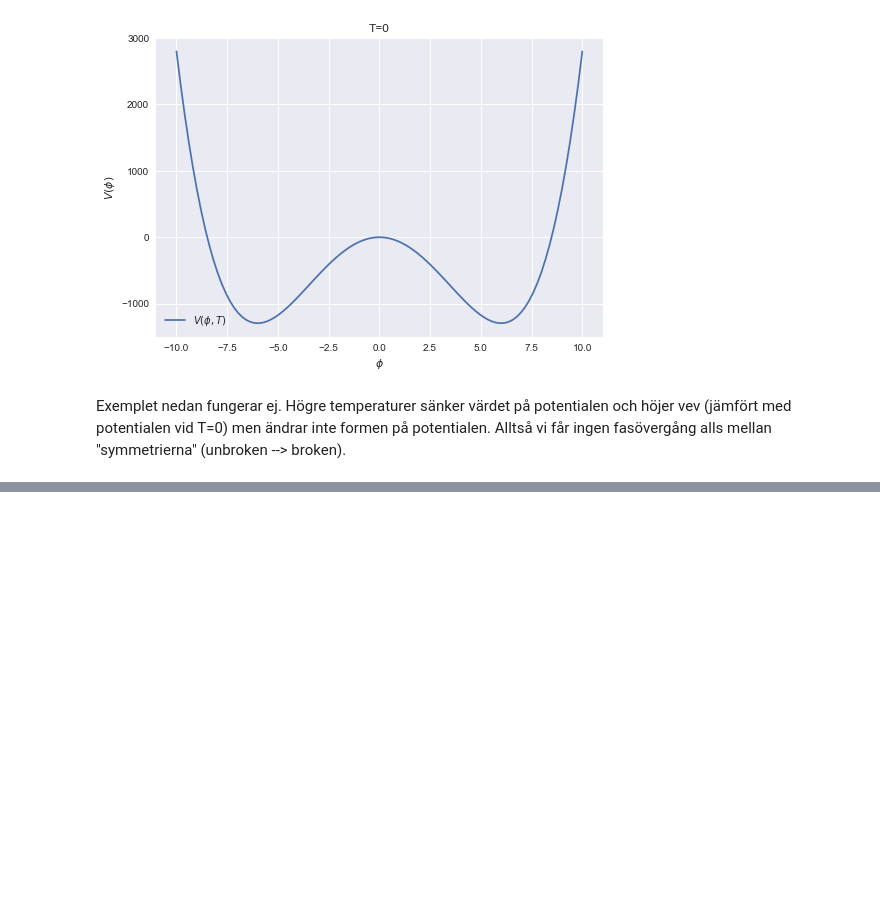
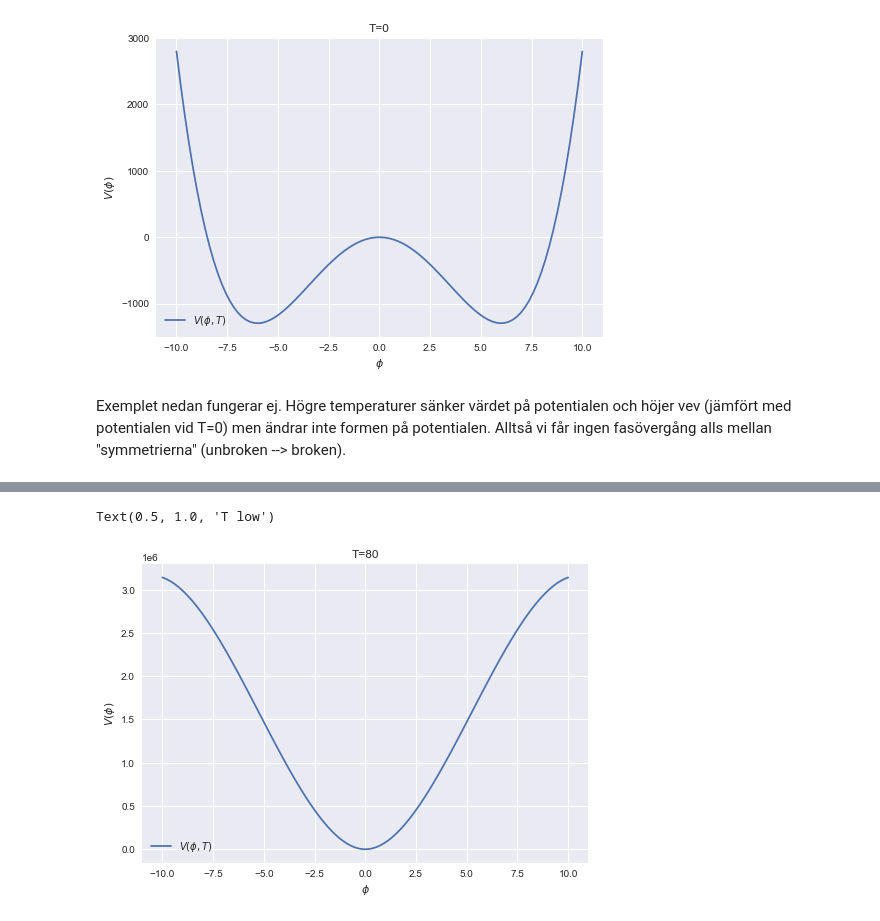
Before and after one commit to magdavdv/project, a Jupyter notebook: finiteT.ipynb, the cells around one changed output, grey strips where cells are left out. Drawn from its saved outputs; the diff is of its cells as text; code cells hidden in the pictures; blank space fills up the shorter version.

```diff
--- a/finiteT.ipynb
+++ b/finiteT.ipynb
@@ -438,7 +437,14 @@ def V1Tapprox(mB, mF, nB, nF, T):
     @return tempPotential: The approximated finite-temperature one-loop effective potential
     """
 
-    summation = np.zeros(nB.shape[0])
+    # Create an array in which we sum up all the thermal contributions
+    # If we only have one boson
+    if mB.ndim == 1:
+        summation = np.zeros(len(mB))
+
+    # If we have more
+    else:
+        summation = np.zeros(mB.shape[1])
 
     # First calculate the JB for every boson
     JB = JBhighTapprox(mB, T)
@@ -446,9 +452,10 @@ def V1Tapprox(mB, mF, nB, nF, T):
     # First transpose s.t right dof in nB matches the boson in mB, the second transpose to get it on right form again
     summation += (nB*JB.T).T
 
-    # Then the same for the fermions
-    JF = JFhighTapprox(mF, T)
-    summation += (nB*JF.T).T
+    if mF != 0:
+        # Then the same for the fermions
+        JF = JFhighTapprox(mF, T)
+        summation += (nB*JF.T).T
 
     # After the summations
     tempPotential = T**4/(2*np.pi**2)*summation
@@ -498,3 +503,67 @@ def VeffApprox(mB, mF, nB, nF, T, phi, m, l):
     """
 
     return V0(phi, m, l) + V1Tapprox(mB, mF, nB, nF, T)
+# %%
+# Define a tree level potential V(phi) = -12^2/2*phi^2 + phi^4
+m = 12
+l = 4
+phi_span = np.linspace(-10, 10, 100)
+pot = V0(phi_span, m, l)
+
+# Define the field dependent masses
+# Needs a boson to get the term ~Tphi^3 that gives 1st order PT either phi, or add an extra boson
+
+# Phi
+# mPhi med m**2 ger ett minimum som är högerförskjutet vid höga temperaturer och vi får ej tree level potential vid T=0
+# mPhi = 3*l*phi_span - m**2  # Fungerar om -m**2 tas bort
+# nPhi = 1
+
+# Extra boson
+c = 24
+mX = np.sqrt(c**2*phi_span**2/2**2)
+nX = 1
+
+# If we have both mX och mPhi, uncomment this
+# mB = np.vstack((mPhi, mX))
+# nB = np.hstack((nPhi, nX))
+
+# Put the mass and dofs for bosons and fermions
+mB = mX
+nB = nX
+mF = 0
+nF = 0
+
+# Plots with different temperatures
+
+# T=80, high temperatures with one minimum, unbroken symmetry
+T = 120
+pot = VeffApprox(mB, mF, nB, nF, T, phi_span, m, l)
+
+# # Put minimum in origo
+constant = pot[50]
+pot = pot - constant
+
+plt.figure()
+plt.plot(phi_span, pot, label='$V(\phi, T)$')
+plt.legend()
+plt.xlabel('$\phi$')
+plt.ylabel('$V(\phi)$')
+plt.title('T=80')
+
+# T=80, high temperatures with one minimum, unbroken symmetry
+T = 40
+pot = VeffApprox(mB, mF, nB, nF, T, phi_span, m, l)
+
+# # Put minimum in origo
+constant = pot[50]
+pot = pot - constant
+
+plt.figure()
+plt.plot(phi_span, pot, label='$V(\phi, T)$')
+plt.legend()
+plt.xlabel('$\phi$')
+plt.ylabel('$V(\phi)$')
+plt.title('T low')
+# %% [output]
+Text(0.5, 1.0, 'T low')
+[figure, added]
```
Also changed, not shown: parts of 6 cells of this notebook, 1 other file.
